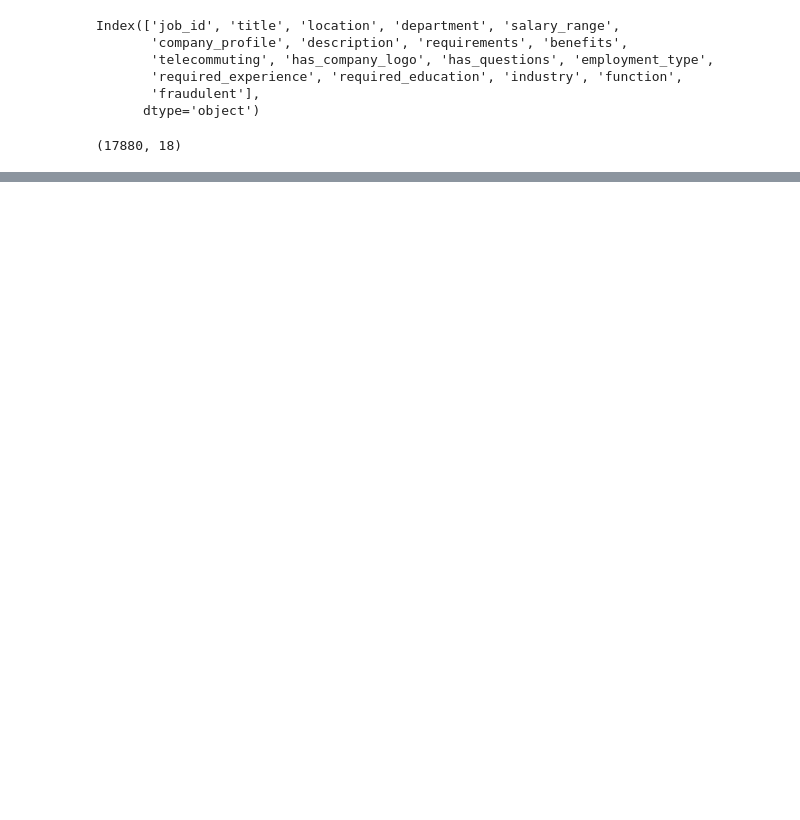
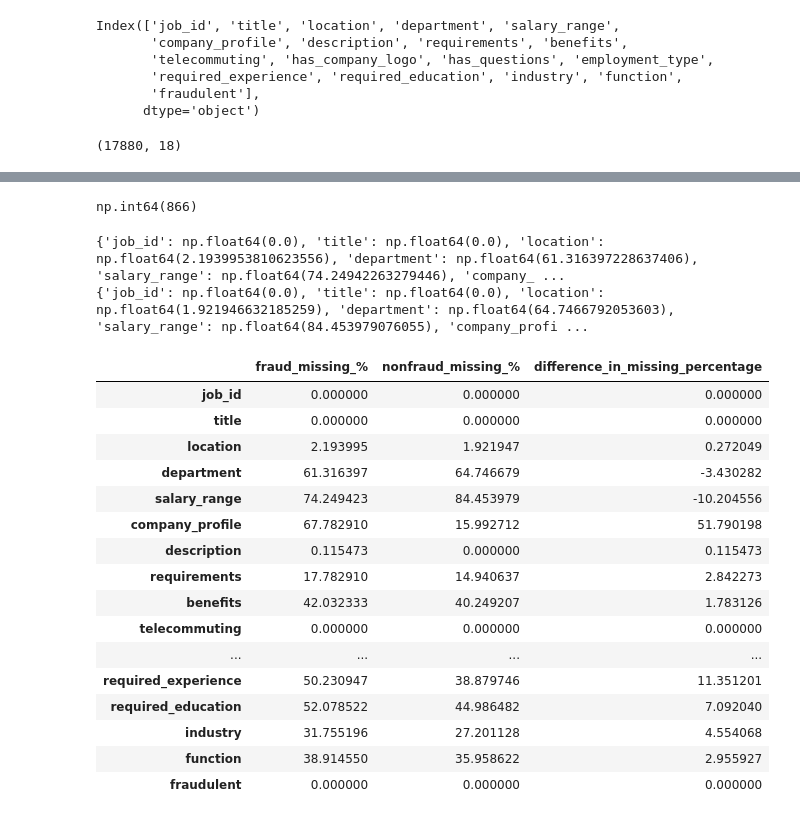
Before and after one commit to AkshayMahajan1187/Fake-job-detection, a Jupyter notebook: notebooks/01_eda.ipynb, the cells around one changed output, grey strips where cells are left out. Saved outputs shown, nothing was run; the diff lists cells and outputs as text; code cells hidden in the pictures; blank space fills up the shorter version.

```diff
--- a/notebooks/01_eda.ipynb
+++ b/notebooks/01_eda.ipynb
@@ -29,0 +67,46 @@ df.shape
+# %%
+fraudCount=(df['fraudulent']==1).sum()
+fraudCount
+# %% [output]
+np.int64(866)
+# %%
+missing_percentages_frauds={}
+missing_percentage_Nonfrauds={}
+for col in columns:
+    missing_percentages_frauds[col]=((((df['fraudulent']==1) & df[col].isnull()).sum())/fraudCount)*100
+    missing_percentage_Nonfrauds[col]=((((df['fraudulent']==0) & df[col].isnull()).sum())/(df.shape[0]-fraudCount))*100
+print(missing_percentages_frauds)
+print(missing_percentage_Nonfrauds)
+# %% [output]
+{'job_id': np.float64(0.0), 'title': np.float64(0.0), 'location': np.float64(2.1939953810623556), 'department': np.float64(61.316397228637406), 'salary_range': np.float64(74.24942263279446), 'company_ ...
+{'job_id': np.float64(0.0), 'title': np.float64(0.0), 'location': np.float64(1.921946632185259), 'department': np.float64(64.7466792053603), 'salary_range': np.float64(84.453979076055), 'company_profi ...
+# %%
+compare_missing = pd.DataFrame({
+    'fraud_missing_%': pd.Series(missing_percentages_frauds),
+    'nonfraud_missing_%': pd.Series(missing_percentage_Nonfrauds)
+})
+
+compare_missing['difference_in_missing_percentage'] = (
+    compare_missing['fraud_missing_%'] -
+    compare_missing['nonfraud_missing_%']
+)
+
+compare_missing
+# %% [output]
+|  | fraud_missing_% | nonfraud_missing_% | difference_in_missing_percentage |
+| job_id | 0.000000 | 0.000000 | 0.000000 |
+| title | 0.000000 | 0.000000 | 0.000000 |
+| location | 2.193995 | 1.921947 | 0.272049 |
+| department | 61.316397 | 64.746679 | -3.430282 |
+| salary_range | 74.249423 | 84.453979 | -10.204556 |
+| company_profile | 67.782910 | 15.992712 | 51.790198 |
+| description | 0.115473 | 0.000000 | 0.115473 |
+| requirements | 17.782910 | 14.940637 | 2.842273 |
+| benefits | 42.032333 | 40.249207 | 1.783126 |
+| telecommuting | 0.000000 | 0.000000 | 0.000000 |
+| ... | ... | ... | ... |
+| required_experience | 50.230947 | 38.879746 | 11.351201 |
+| required_education | 52.078522 | 44.986482 | 7.092040 |
+| industry | 31.755196 | 27.201128 | 4.554068 |
+| function | 38.914550 | 35.958622 | 2.955927 |
+| fraudulent | 0.000000 | 0.000000 | 0.000000 |
```
Also changed, not shown: parts of 16 cells of this notebook, 1 other file.
